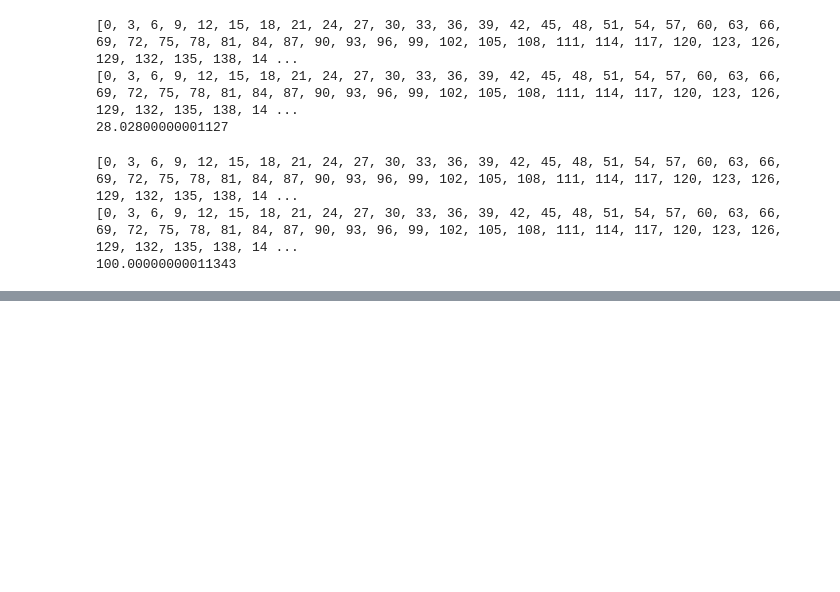
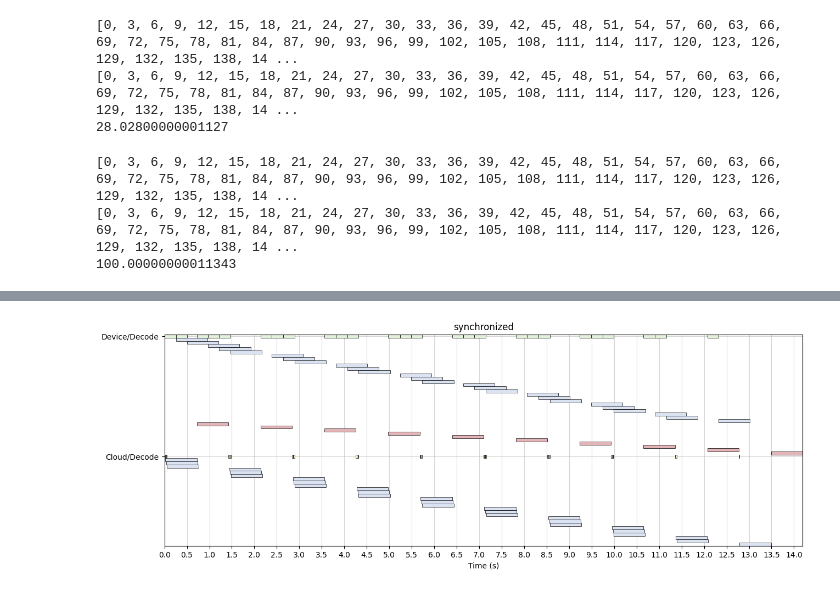
Before and after one commit to ThomasAtlantis/DRAGON, a Jupyter notebook: eval_scheduling.ipynb, the cells around one changed output, grey strips where cells are left out. Drawn from its saved outputs; the diff is of its cells as text; code cells hidden in the pictures; blank space fills up the shorter version.

```diff
--- a/eval_scheduling.ipynb
+++ b/eval_scheduling.ipynb
@@ -84,0 +93,11 @@ print(world.wall_time)
+# %%
+config = Config()
+config.method = "synchronized"
+config.max_draft_tokens = 3
+config.max_new_tokens = 10
+world = EmuWorld(precision=1e-3)
+world.add_entities([EmuCloud(world, config), EmuDevice(world, config)])
+world.run_until(100)
+visualize(config, world)
+# %% [output]
+[figure, added]
```
Also changed, not shown: parts of 5 cells of this notebook, 1 other file.
